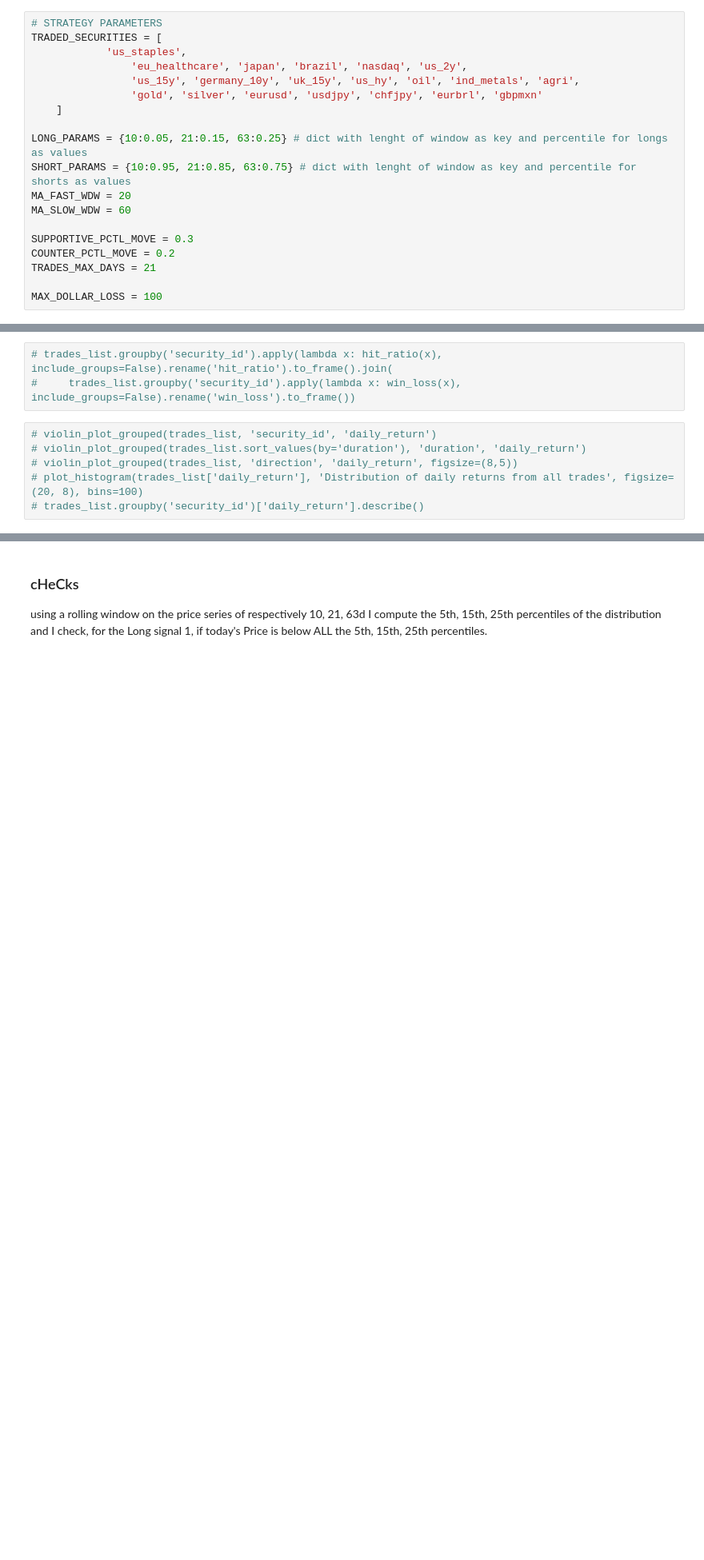
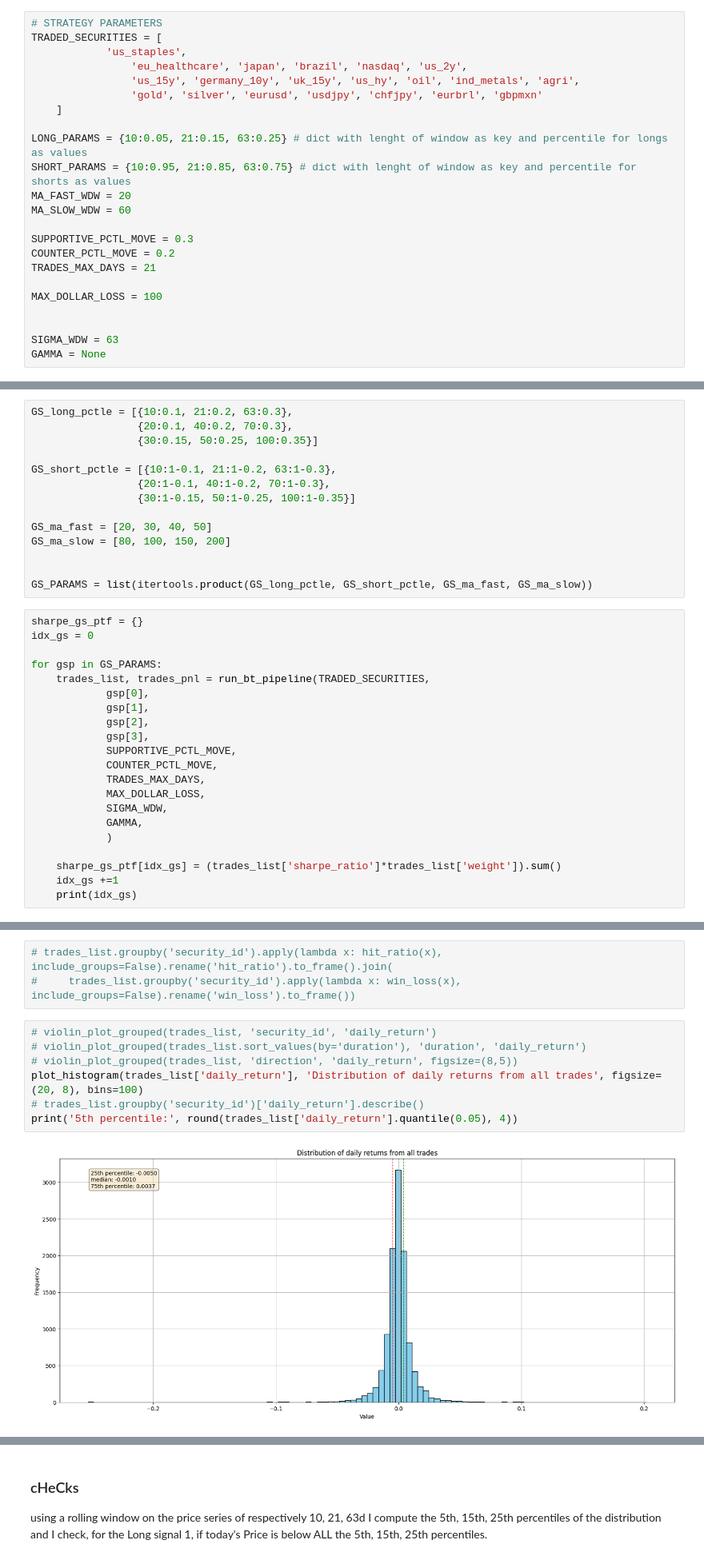
Before and after one commit to vcnzbrgd/Mean-Reverting-Strategy-and-Trades-Optimal-Sizing, a Jupyter notebook: mean_reverting_strategy.ipynb, the cells around one changed output, grey strips where cells are left out. Shown: that part at 80% size. Cells and saved outputs as stored; diff of their text form; blank space fills up the shorter version.

Commit message:
implemented grid search for optimal params of strategy

```diff
--- a/mean_reverting_strategy.ipynb
+++ b/mean_reverting_strategy.ipynb
@@ -32,4 +33,8 @@ COUNTER_PCTL_MOVE = 0.2
 TRADES_MAX_DAYS = 21
 
 MAX_DOLLAR_LOSS = 100
+
+
+SIGMA_WDW = 63
+GAMMA = None
 # %%
@@ -151,0 +208,35 @@ trades_list['exit_condition'] = trades_list['exit_condition'].mask(
+# %%
+GS_long_pctle = [{10:0.1, 21:0.2, 63:0.3},
+                 {20:0.1, 40:0.2, 70:0.3},
+                 {30:0.15, 50:0.25, 100:0.35}]
+
+GS_short_pctle = [{10:1-0.1, 21:1-0.2, 63:1-0.3},
+                 {20:1-0.1, 40:1-0.2, 70:1-0.3},
+                 {30:1-0.15, 50:1-0.25, 100:1-0.35}]
+
+GS_ma_fast = [20, 30, 40, 50]
+GS_ma_slow = [80, 100, 150, 200]
+
+
+GS_PARAMS = list(itertools.product(GS_long_pctle, GS_short_pctle, GS_ma_fast, GS_ma_slow))
+# %%
+sharpe_gs_ptf = {}
+idx_gs = 0
+
+for gsp in GS_PARAMS:
+    trades_list, trades_pnl = run_bt_pipeline(TRADED_SECURITIES,
+            gsp[0],
+            gsp[1],
+            gsp[2],
+            gsp[3],
+            SUPPORTIVE_PCTL_MOVE,
+            COUNTER_PCTL_MOVE,
+            TRADES_MAX_DAYS,
+            MAX_DOLLAR_LOSS,
+            SIGMA_WDW,
+            GAMMA,
+            )
+
+    sharpe_gs_ptf[idx_gs] = (trades_list['sharpe_ratio']*trades_list['weight']).sum()
+    idx_gs +=1
+    print(idx_gs)
@@ -155,6 +280,9 @@ trades_list['exit_condition'] = trades_list['exit_condition'].mask(
 # %%
 # violin_plot_grouped(trades_list, 'security_id', 'daily_return')
 # violin_plot_grouped(trades_list.sort_values(by='duration'), 'duration', 'daily_return')
 # violin_plot_grouped(trades_list, 'direction', 'daily_return', figsize=(8,5))
-# plot_histogram(trades_list['daily_return'], 'Distribution of daily returns from all trades', figsize=(20, 8), bins=100)
+plot_histogram(trades_list['daily_return'], 'Distribution of daily returns from all trades', figsize=(20, 8), bins=100)
 # trades_list.groupby('security_id')['daily_return'].describe()
+print('5th percentile:', round(trades_list['daily_return'].quantile(0.05), 4))
+# %% [output]
+[figure, added]
```
Also changed, not shown: parts of 14 cells of this notebook.
